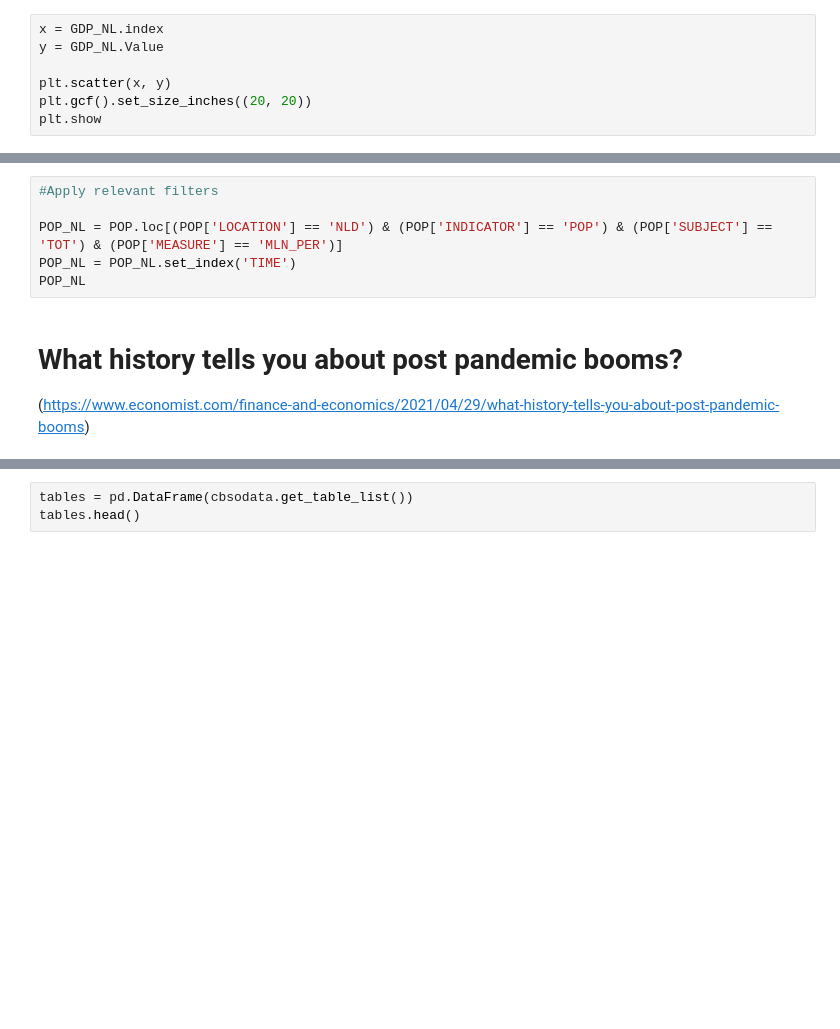
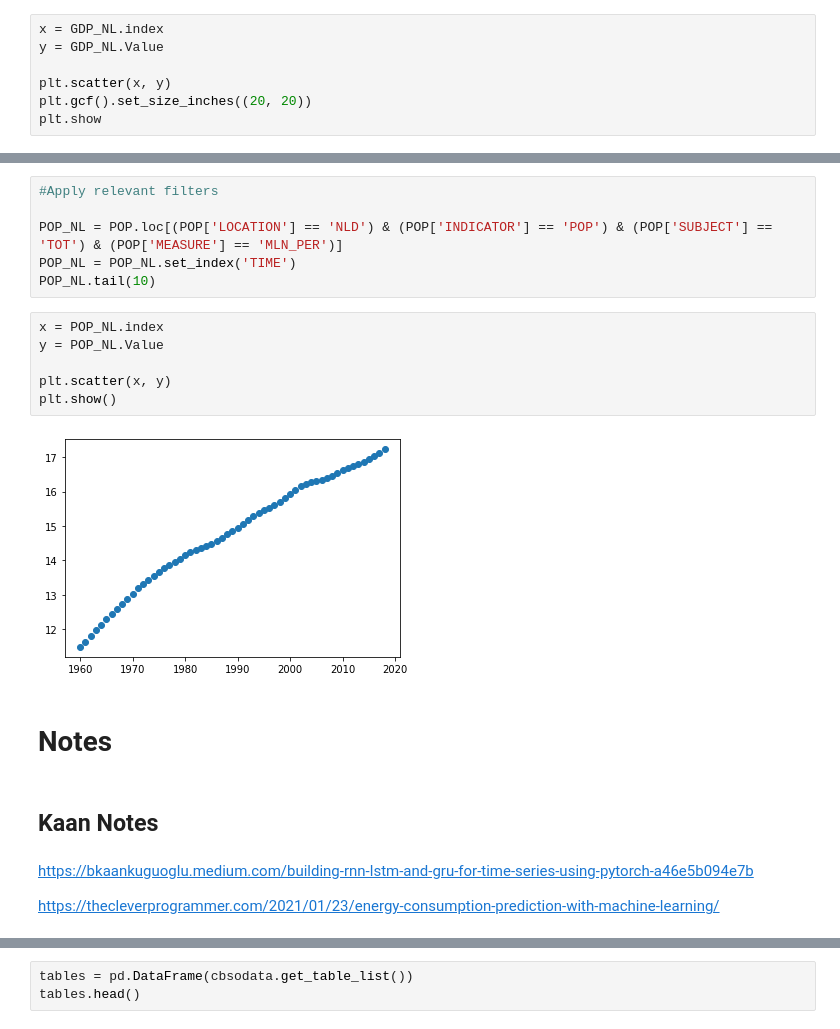
Before and after one commit to dsirtioglu/python, a Jupyter notebook: RR_NL_Energy_Prediction.ipynb, the cells around one changed output, grey strips where cells are left out. Saved outputs shown, nothing was run; the diff lists cells and outputs as text; blank space fills up the shorter version.

```diff
--- a/RR_NL_Energy_Prediction.ipynb
+++ b/RR_NL_Energy_Prediction.ipynb
@@ -396,8 +295,20 @@ POP.tail(20)
 
 POP_NL = POP.loc[(POP['LOCATION'] == 'NLD') & (POP['INDICATOR'] == 'POP') & (POP['SUBJECT'] == 'TOT') & (POP['MEASURE'] == 'MLN_PER')]
 POP_NL = POP_NL.set_index('TIME')
-POP_NL
+POP_NL.tail(10)
-# %% [markdown]
-# What history tells you about post pandemic booms?
-
-(https://www.economist.com/finance-and-economics/2021/04/29/what-history-tells-you-about-post-pandemic-booms)
+# %%
+x = POP_NL.index
+y = POP_NL.Value
+
+plt.scatter(x, y)
+plt.show()
+# %% [output]
+[figure, added]
+# %% [markdown]
+# Notes
+# %% [markdown]
+## Kaan Notes
+# %% [markdown]
+https://bkaankuguoglu.medium.com/building-rnn-lstm-and-gru-for-time-series-using-pytorch-a46e5b094e7b
+
+https://thecleverprogrammer.com/2021/01/23/energy-consumption-prediction-with-machine-learning/
```
Also changed, not shown: parts of 39 cells of this notebook.
